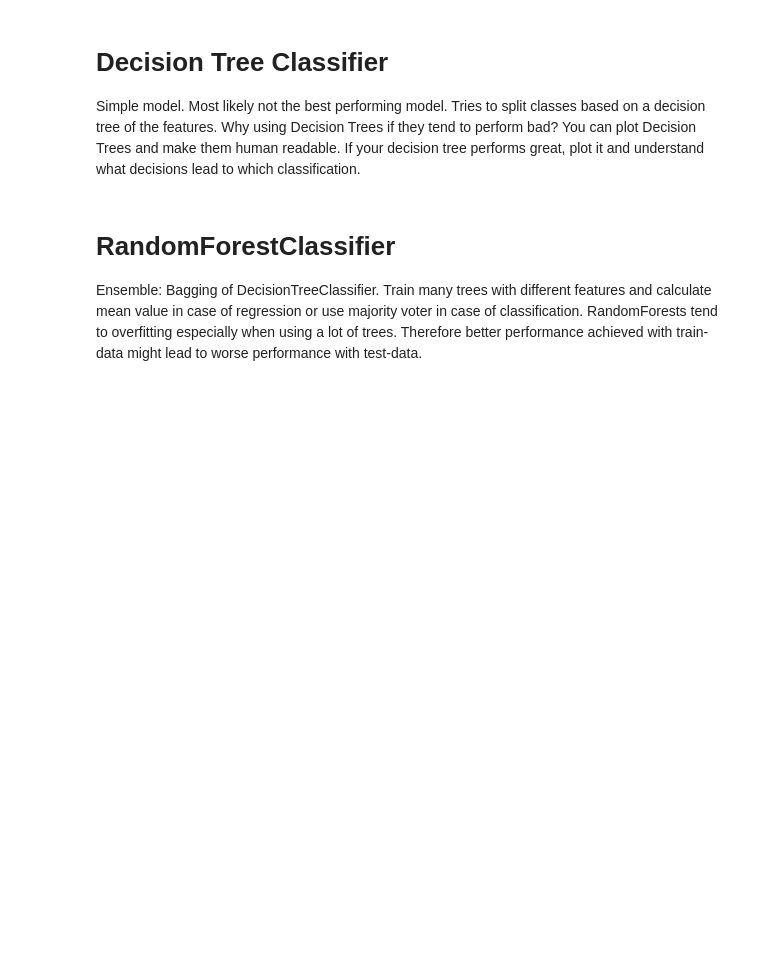
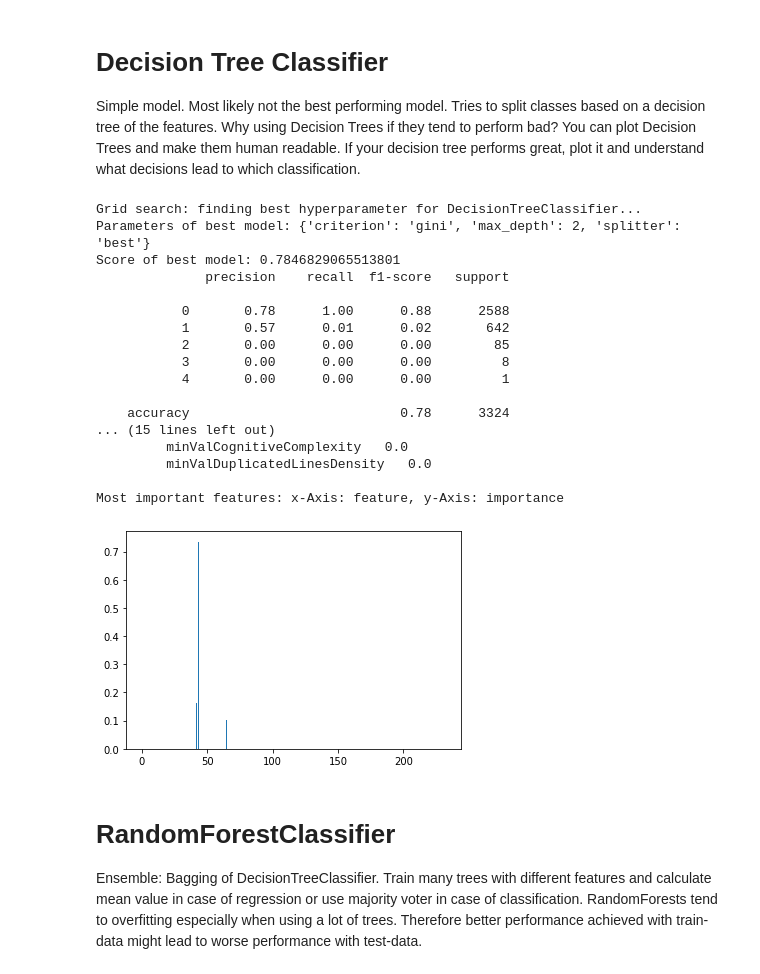
Before and after one commit to penguinsAreFunny/bugFinder-machineLearning, a Jupyter notebook: src/main.ipynb, the cells around one changed output. Cells and saved outputs as stored; diff of their text form; code cells hidden in the pictures; blank space fills up the shorter version.

```diff
--- a/src/main.ipynb
+++ b/src/main.ipynb
@@ -178,8 +209,27 @@ You can plot Decision Trees and make them human readable.
 If your decision tree performs great, plot it and understand what decisions lead to which classification.
 # %%
 # DecisionTreeClassifier
-clf = dtc.model(x_train, y_train)
-eval.evaluate(clf, x_test, y_test, dataset.featureNames)
+dtc_model = dtc.model(x_train, y_train)
+eval.evaluate(dtc_model, x_test, y_test, dataset.featureNames)
+# %% [output]
+Grid search: finding best hyperparameter for DecisionTreeClassifier...
+Parameters of best model: {'criterion': 'gini', 'max_depth': 2, 'splitter': 'best'}
+Score of best model: 0.7846829065513801
+              precision    recall  f1-score   support
+
+           0       0.78      1.00      0.88      2588
+           1       0.57      0.01      0.02       642
+           2       0.00      0.00      0.00        85
+           3       0.00      0.00      0.00         8
+           4       0.00      0.00      0.00         1
+
+    accuracy                           0.78      3324
+... (15 lines left out)
+         minValCognitiveComplexity   0.0
+         minValDuplicatedLinesDensity   0.0
+
+Most important features: x-Axis: feature, y-Axis: importance
+[figure, added]
 # %% [markdown]
 # RandomForestClassifier
 Ensemble: Bagging of DecisionTreeClassifier.
```
Also changed, not shown: parts of 51 cells of this notebook, 16 other files.
